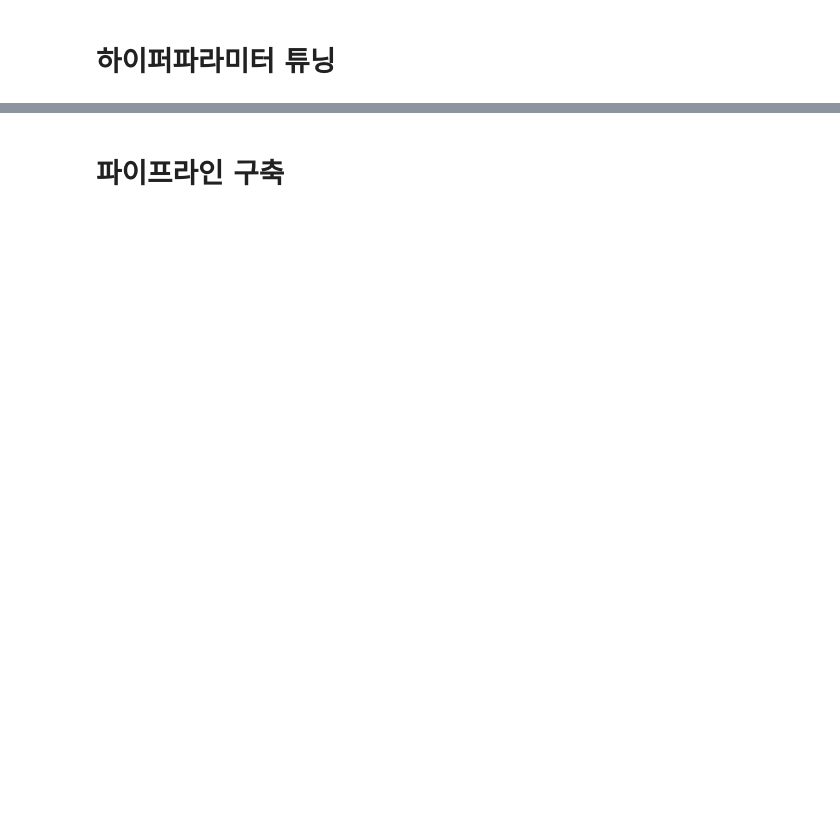
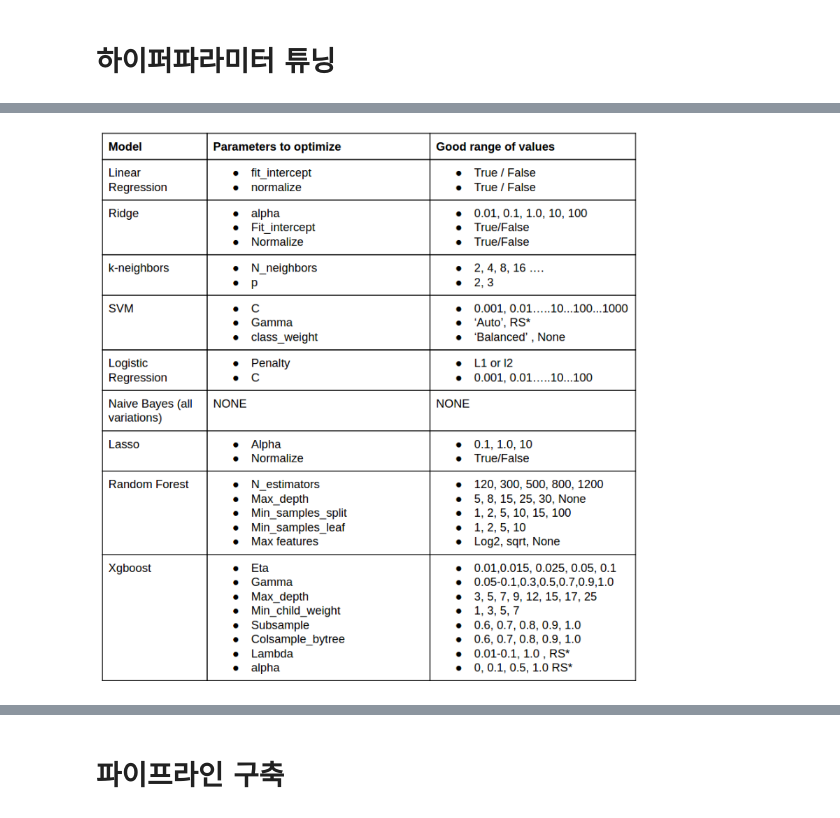
Before and after one commit to JaehonxKIM/StudyMechineLearning, a Jupyter notebook: 머신러닝 개요/4_머신러닝_최적화_파이프라인구축_교차검증.ipynb, the cells around one changed output, grey strips where cells are left out. Drawn from its saved outputs; the diff is of its cells as text; code cells hidden in the pictures; blank space fills up the shorter version.

```diff
--- a/머신러닝 개요/4_머신러닝_최적화_파이프라인구축_교차검증.ipynb
+++ b/머신러닝 개요/4_머신러닝_최적화_파이프라인구축_교차검증.ipynb
@@ -119,0 +222,5 @@ clf.score(X_test, y_test)
+# %%
+from IPython.display import Image
+Image('/content/drive/MyDrive/res/0404_res/하이퍼파라미터.png')
+# %% [output]
+[figure, added]
```
Also changed, not shown: parts of 41 cells of this notebook, 4 other files.
